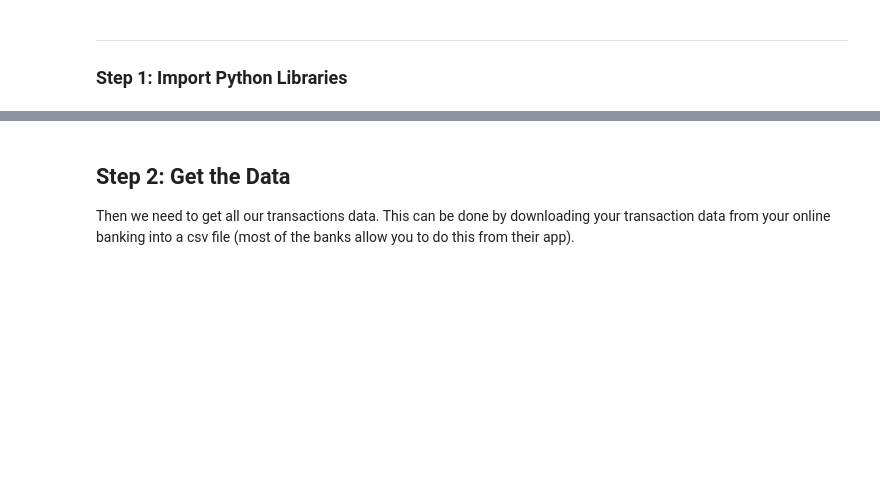
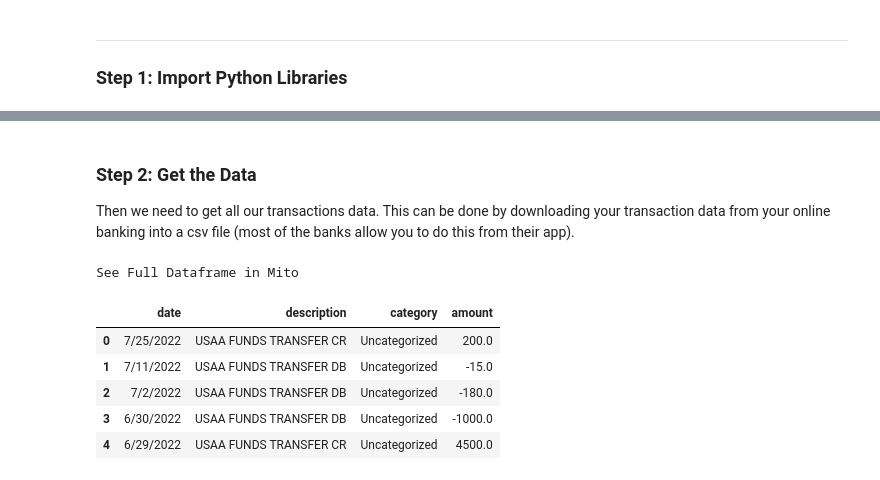
Before and after one commit to Jared-Godar/mini-projects, a Jupyter notebook: python-finances.ipynb, the cells around one changed output, grey strips where cells are left out. Cells and saved outputs as stored; diff of their text form; code cells hidden in the pictures; blank space fills up the shorter version.

```diff
--- a/python-finances.ipynb
+++ b/python-finances.ipynb
@@ -36,6 +18,17 @@ from jupyter_dash import JupyterDash      #to build Dash apps from Jupyter envir
 from dash import dcc       #to get components for interactive user interfaces
 from dash import html       #to compose the dash layout using Python structures
 # %% [markdown]
-## Step 2: Get the Data
+### Step 2: Get the Data
 
 Then we need to get all our transactions data. This can be done by downloading your transaction data from your online banking into a csv file (most of the banks allow you to do this from their app).
+# %%
+df = pd.read_csv('bk_download.csv')
+df.head()
+# %% [output]
+See Full Dataframe in Mito
+|  | date | description | category | amount |
+| 0 | 7/25/2022 | USAA FUNDS TRANSFER CR | Uncategorized | 200.0 |
+| 1 | 7/11/2022 | USAA FUNDS TRANSFER DB | Uncategorized | -15.0 |
+| 2 | 7/2/2022 | USAA FUNDS TRANSFER DB | Uncategorized | -180.0 |
+| 3 | 6/30/2022 | USAA FUNDS TRANSFER DB | Uncategorized | -1000.0 |
+| 4 | 6/29/2022 | USAA FUNDS TRANSFER CR | Uncategorized | 4500.0 |
```
Also changed, not shown: parts of 34 cells of this notebook, 1 other file.
